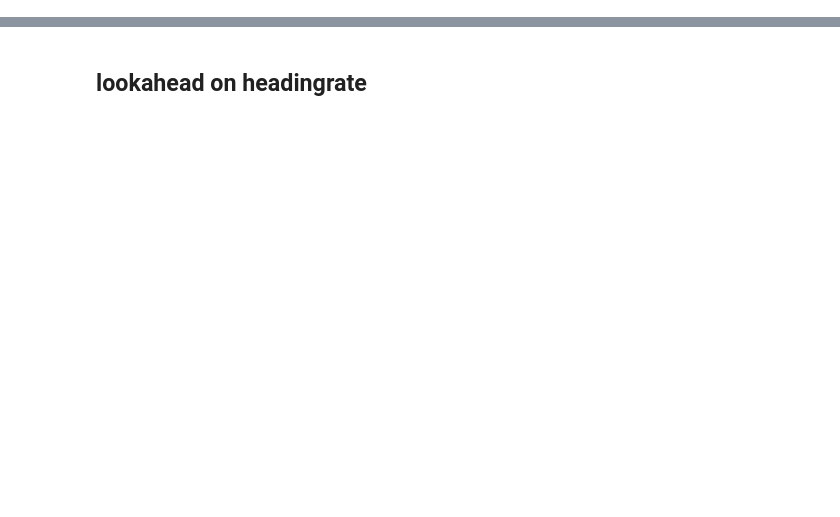
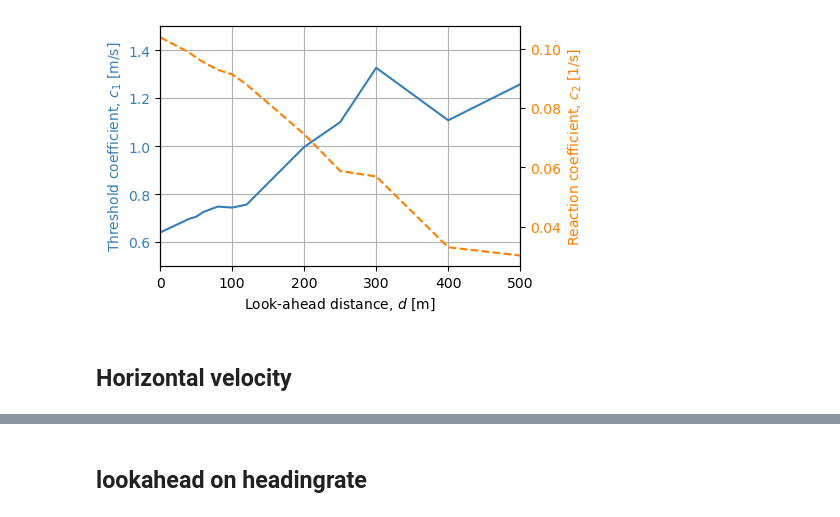
Before and after one commit to rimplesandhu/raptor-lookahead-movement-model, a Jupyter notebook: examples/csg/paper_lookahead.ipynb, the cells around one changed output, grey strips where cells are left out. Cells and saved outputs as stored; diff of their text form; code cells hidden in the pictures; blank space fills up the shorter version.

```diff
--- a/examples/csg/paper_lookahead.ipynb
+++ b/examples/csg/paper_lookahead.ipynb
@@ -348,0 +198,20 @@ fig.savefig(os.path.join(FIG_DIR,f'fig_oro_model_{yname.lower()}.png'), dpi=200,
+# %%
+fig, ax = plt.subplots()
+ax.plot(idict.dist, idict.x1,'-r', color=clrs[0])
+ax.set_xlabel(r'Look-ahead distance, $d$ [m]')
+ax.set_ylabel(r'Threshold coefficient, $c_1$ [m/s]', color=clrs[0])
+ax.tick_params(axis='y', labelcolor=clrs[0])
+ax.grid(True)
+ax.set_xlim([0,500])
+ax.set_ylim([0.5,1.5])
+ax2 = ax.twinx()
+ax2.plot(idict.dist, idict.x0,'--b', color=clrs[1])
+ax2.set_ylabel(r'Reaction coefficient, $c_2$ [1/s]', color=clrs[1])
+ax2.tick_params(axis='y', labelcolor=clrs[1])
+save_paper_figure(fig, name=f'fig_lookahead_vz_distmodel',w=4.5)
+#ax2.set_ylim([0.05,2])
+#ax.plot(jdict.dist, 0.1-0.0001*jdict.dist,'-b')
+# %% [output]
+[figure, added]
+# %% [markdown]
+## Horizontal velocity
```
Also changed, not shown: parts of 48 cells of this notebook, 4 other files.
